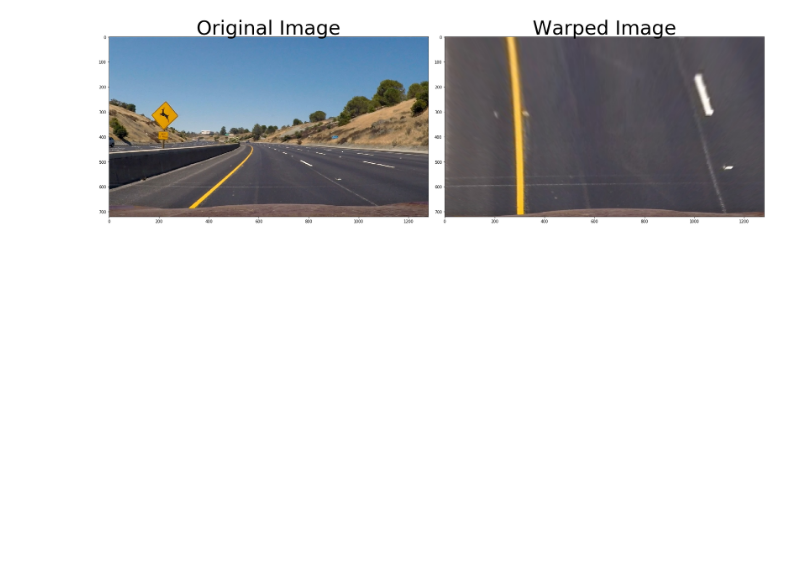
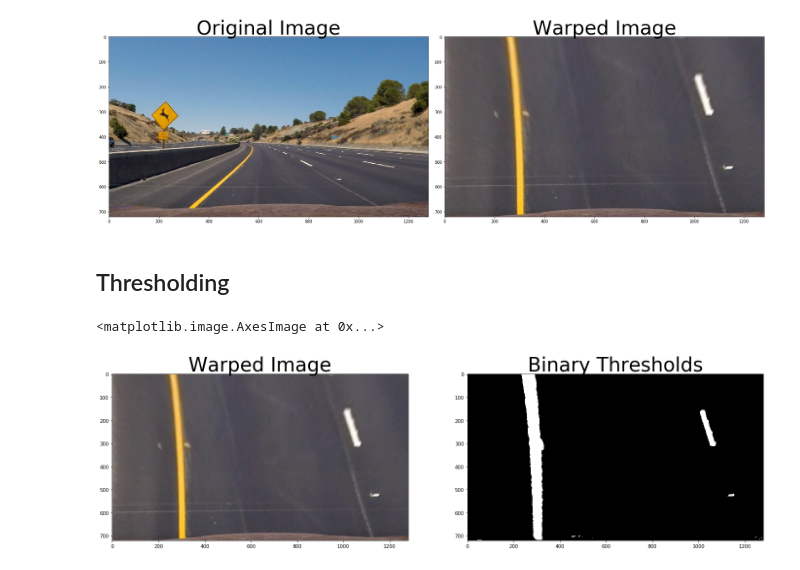
Before and after one commit to SRatna/Advanced-Lane-Detection, a Jupyter notebook: Pipeline Image.ipynb, the cells around one changed output. Drawn from its saved outputs; the diff is of its cells as text; code cells hidden in the pictures; blank space fills up the shorter version.

Commit message:
perform binary thresholding

```diff
--- a/Pipeline Image.ipynb
+++ b/Pipeline Image.ipynb
@@ -56,3 +56,37 @@ ax2.set_title('Warped Image', fontsize=50)
 # %% [output]
 Text(0.5,1,'Warped Image')
 [figure]
+# %% [markdown]
+## Thresholding
+# %%
+# convert to LAB color space and perform thresholding using B channel
+lab = cv2.cvtColor(warped, cv2.COLOR_RGB2Lab)
+b_channel = lab[:,:,2]
+b_thresh_min = 140
+b_thresh_max = 200
+b_binary = np.zeros_like(b_channel)
+b_binary[(b_channel >= b_thresh_min) & (b_channel <= b_thresh_max)] = 1
+
+# convert to LUV color space and perform thresholding using L channel
+luv = cv2.cvtColor(warped, cv2.COLOR_RGB2LUV)
+l_channel = luv[:,:,0]
+l_thresh_min = 195
+l_thresh_max = 255
+l_binary = np.zeros_like(l_channel)
+l_binary[(l_channel >= l_thresh_min) & (l_channel <= l_thresh_max)] = 1
+# Combine the two binary thresholds
+combined_binary = np.zeros_like(b_binary)
+combined_binary[(b_binary == 1) | (l_binary == 1)] = 1
+
+# save image
+cv2.imwrite('output_images/test2_thresh.jpg', combined_binary)
+
+# Plotting thresholded images
+f, (ax1, ax2) = plt.subplots(1, 2, figsize=(24,9))
+ax1.set_title('Warped Image', fontsize=40)
+ax1.imshow(warped)
+ax2.set_title('Binary Thresholds', fontsize=40)
+ax2.imshow(combined_binary, cmap='gray')
+# %% [output]
+<matplotlib.image.AxesImage at 0x...>
+[figure, added]
```
Also changed, not shown: 1 other file.
